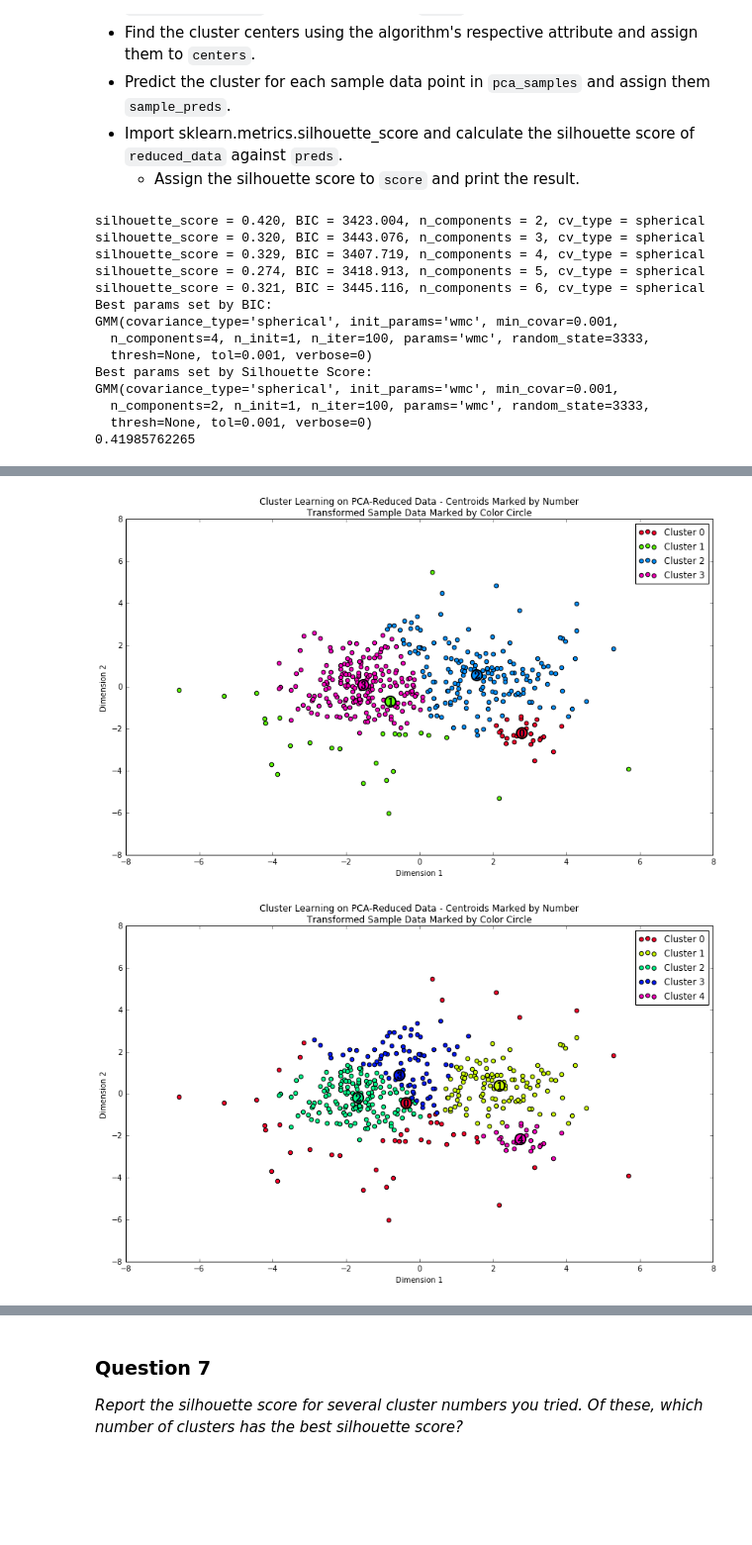
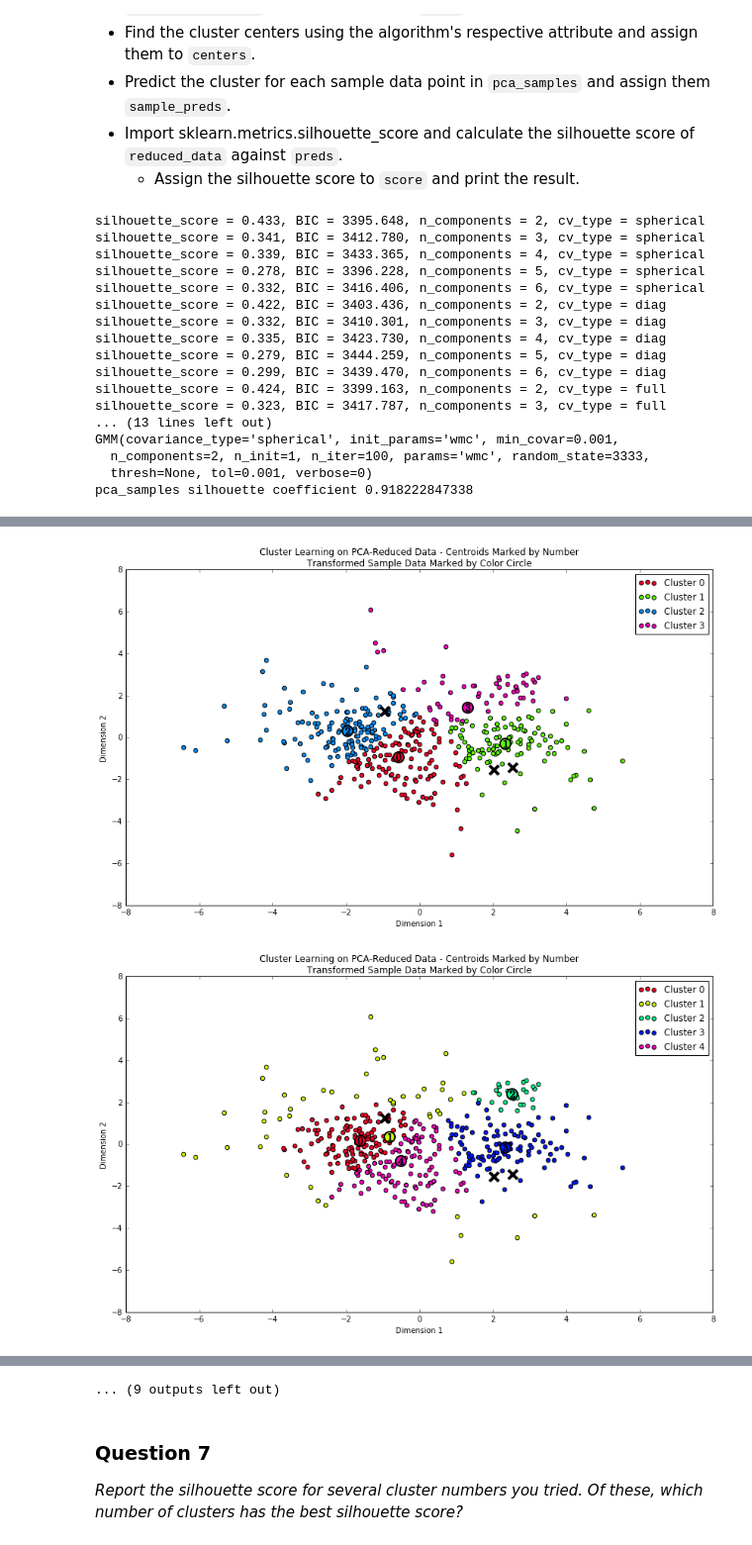
Before and after one commit to shoc2005/P3, a Jupyter notebook: customer_segments.ipynb, the cells around one changed output, grey strips where cells are left out. Shown at 99% size. Saved outputs shown, nothing was run; the diff lists cells and outputs as text; code cells hidden in the pictures; blank space fills up the shorter version.

```diff
--- a/customer_segments.ipynb
+++ b/customer_segments.ipynb
@@ -146,6 +146,17 @@ Determination of feature "Delicatessen" reported that this the feature not affec
 ### Visualize Feature Distributions
 To get a better understanding of the dataset, we can construct a scatter matrix of each of the six product features present in the data. If you found that the feature you attempted to predict above is relevant for identifying a specific customer, then the scatter matrix below may not show any correlation between that feature and the others. Conversely, if you believe that feature is not relevant for identifying a specific customer, the scatter matrix might show a correlation between that feature and another feature in the data. Run the code block below to produce a scatter matrix.
 # %%
+from scipy.stats import boxcox
+
 # Produce a scatter matrix for each pair of features in the data
 pd.scatter_matrix(data, alpha = 0.3, figsize = (14,8), diagonal = 'kde');
+
+log_data_boxcox = data.copy()
+
+for key in log_data_boxcox.keys():
+    feature = log_data_boxcox[key]
+    scaled_feature, s = boxcox(feature)
+    log_data_boxcox[key] = scaled_feature
+    print "Feature: {:s}, boxcox value = {:.3f}".format(key, s)
+pd.scatter_matrix(log_data_boxcox, alpha = 0.3, figsize = (14,8), diagonal = 'kde');
 # %% [output]
@@ -403,7 +464,7 @@ pca.fit(good_data)
 reduced_data = pca.transform(good_data)
 
 # TODO: Apply a PCA transformation to the sample log-data
-pca_samples = pca.transform(log_data)
+pca_samples = pca.transform(log_samples)
 
 # Create a DataFrame for the reduced data
 reduced_data = pd.DataFrame(reduced_data, columns = ['Dimension 1', 'Dimension 2'])
@@ -500,8 +545,8 @@ def cluster_results(reduced_data, preds, centers, pca_samples):
 
     # Plot transformed sample points
 
-    #ax.scatter(x = pca_samples[:,0], y = pca_samples[:,1], \
-    #           s = 150, linewidth = 4, color = 'black', marker = 'x');
+    ax.scatter(x = pca_samples[:,0], y = pca_samples[:,1], \
+               s = 150, linewidth = 4, color = 'black', marker = 'x');
 
     # Plot centers with indicators
     for i, c in enumerate(centers):
@@ -516,7 +561,7 @@ def cluster_results(reduced_data, preds, centers, pca_samples):
 
 # appying GMM algorithm
 n_components_range = range(2, 7)
-cv_types = ['spherical']
+cv_types = ['spherical', 'diag', 'full', 'tied']
 lowest_bic = np.infty
 bic = []
 
@@ -529,16 +574,20 @@ for cv_type in cv_types:
         # Fit a mixture of Gaussians with EM
         gmm = mixture.GMM(n_components=n_components, covariance_type=cv_type, random_state=random_state)
         gmm.fit(reduced_data)
+
+        # eval BIC
         bic.append(gmm.bic(reduced_data))
         if bic[-1] < lowest_bic:
             lowest_bic = bic[-1]
             best_gmm_ = gmm
 
 
-        sample_preds = gmm.predict(pca_samples)
+        # predict cluster
         preds = gmm.predict(reduced_data)
         centers = gmm.means_
-        score = silhouette_score(X=pca_samples, labels=sample_preds)
+
+        # eval SIL
+        score = silhouette_score(X=reduced_data, labels=preds)
         sil.append(score)
         if sil[-1] > highest_sil:
             highest_sil = sil[-1]
@@ -569,19 +618,22 @@ sample_preds = clusterer.predict(pca_samples)
 
 # TODO: Calculate the mean silhouette coefficient for the number of clusters chosen
 score = silhouette_score(X=pca_samples, labels=sample_preds)
-print score
+print "pca_samples silhouette coefficient", score
 # %% [output]
-silhouette_score = 0.420, BIC = 3423.004, n_components = 2, cv_type = spherical
-silhouette_score = 0.320, BIC = 3443.076, n_components = 3, cv_type = spherical
-silhouette_score = 0.329, BIC = 3407.719, n_components = 4, cv_type = spherical
-silhouette_score = 0.274, BIC = 3418.913, n_components = 5, cv_type = spherical
-silhouette_score = 0.321, BIC = 3445.116, n_components = 6, cv_type = spherical
-Best params set by BIC:
-GMM(covariance_type='spherical', init_params='wmc', min_covar=0.001,
-  n_components=4, n_init=1, n_iter=100, params='wmc', random_state=3333,
-  thresh=None, tol=0.001, verbose=0)
-Best params set by Silhouette Score:
+silhouette_score = 0.433, BIC = 3395.648, n_components = 2, cv_type = spherical
+silhouette_score = 0.341, BIC = 3412.780, n_components = 3, cv_type = spherical
+silhouette_score = 0.339, BIC = 3433.365, n_components = 4, cv_type = spherical
+silhouette_score = 0.278, BIC = 3396.228, n_components = 5, cv_type = spherical
+silhouette_score = 0.332, BIC = 3416.406, n_components = 6, cv_type = spherical
+silhouette_score = 0.422, BIC = 3403.436, n_components = 2, cv_type = diag
+silhouette_score = 0.332, BIC = 3410.301, n_components = 3, cv_type = diag
+silhouette_score = 0.335, BIC = 3423.730, n_components = 4, cv_type = diag
+silhouette_score = 0.279, BIC = 3444.259, n_components = 5, cv_type = diag
+silhouette_score = 0.299, BIC = 3439.470, n_components = 6, cv_type = diag
+silhouette_score = 0.424, BIC = 3399.163, n_components = 2, cv_type = full
+silhouette_score = 0.323, BIC = 3417.787, n_components = 3, cv_type = full
+... (13 lines left out)
 GMM(covariance_type='spherical', init_params='wmc', min_covar=0.001,
   n_components=2, n_init=1, n_iter=100, params='wmc', random_state=3333,
   thresh=None, tol=0.001, verbose=0)
-0.41985762265
+pca_samples silhouette coefficient 0.918222847338
@@ -590,2 +642,2 @@ GMM(covariance_type='spherical', init_params='wmc', min_covar=0.001,
-[figure, old version]
+[figure, new version]
-[figure, old version]
+[figure, new version]
@@ -593,3 +651,4 @@ GMM(covariance_type='spherical', init_params='wmc', min_covar=0.001,
+... (9 outputs left out)
 # %% [markdown]
 ### Question 7
 *Report the silhouette score for several cluster numbers you tried. Of these, which number of clusters has the best silhouette score?*
```
Also changed, not shown: parts of 26 cells of this notebook, 2 other files.
